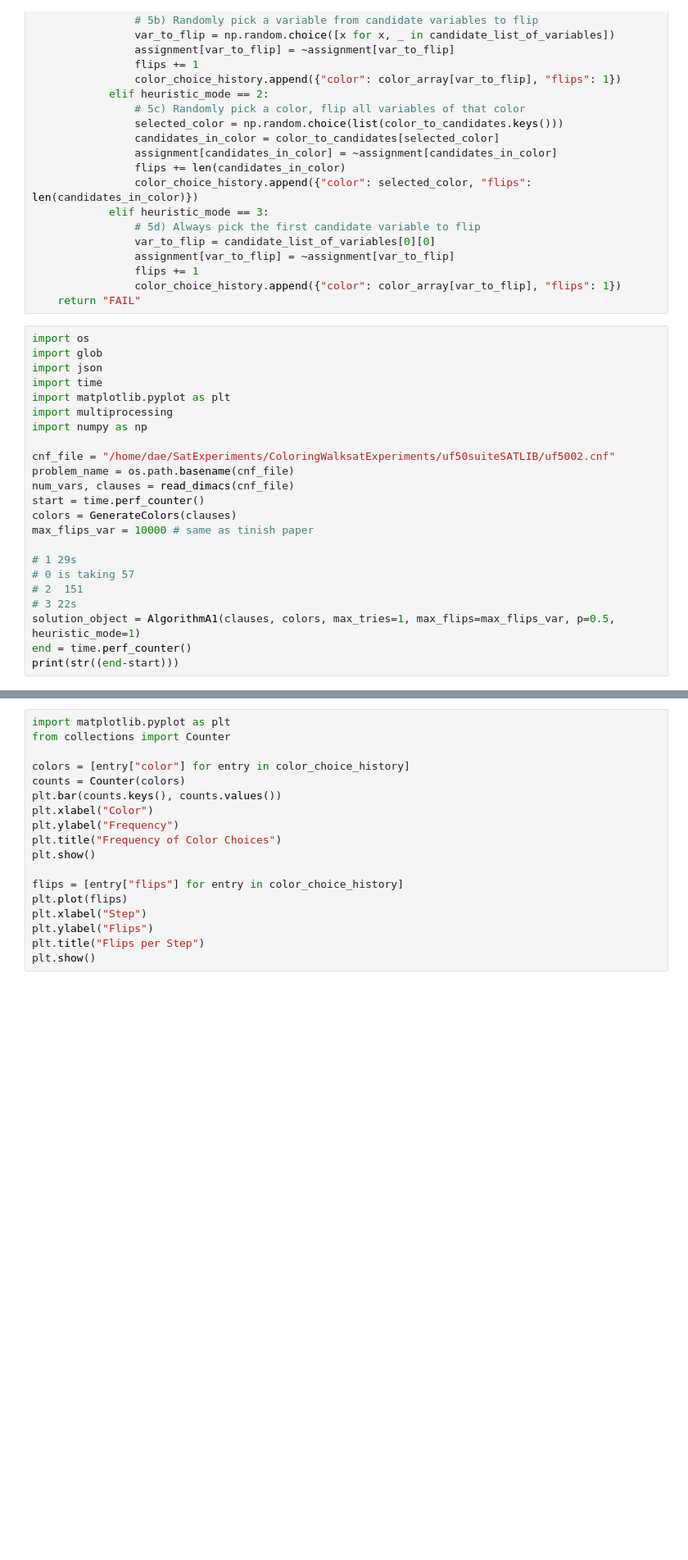
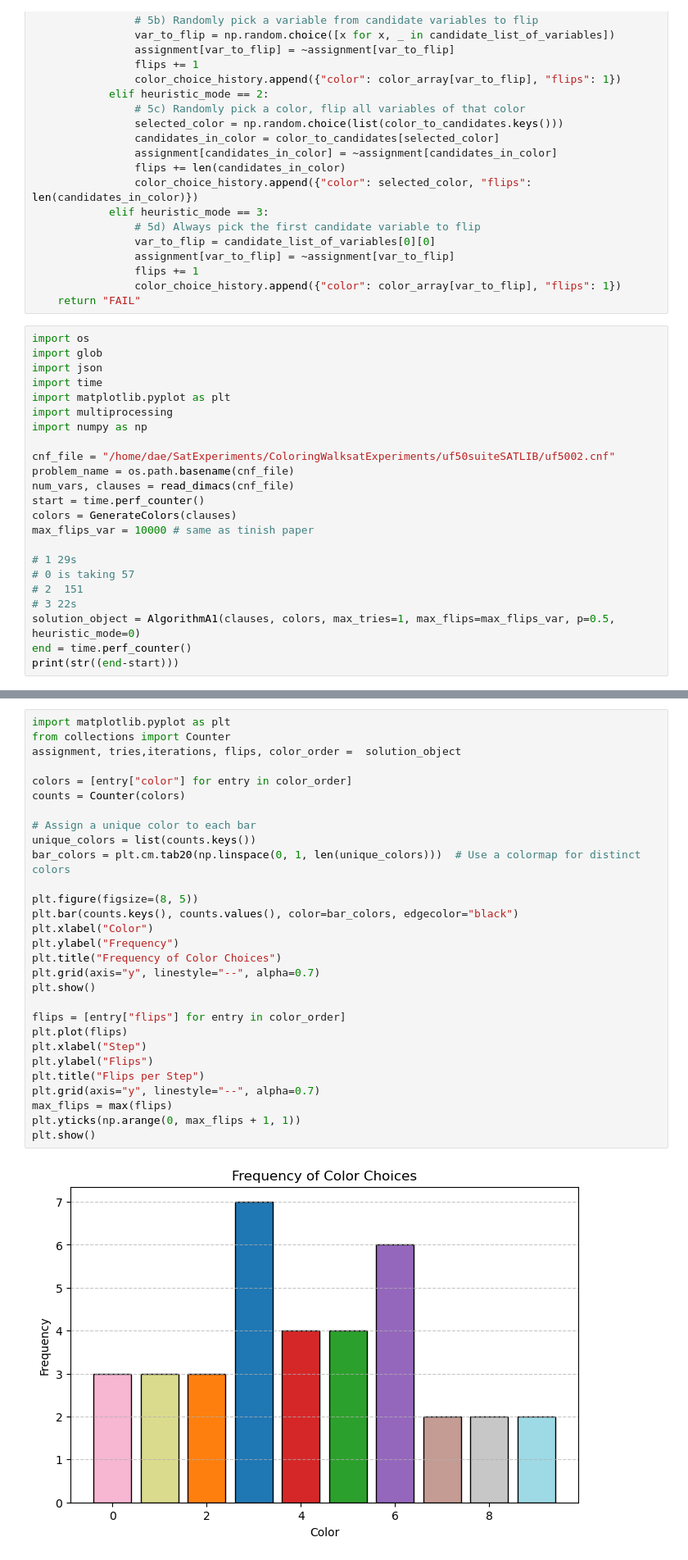
Before and after one commit to danielespo/juniper, a Jupyter notebook: 6dec24bench.ipynb, the cells around one changed output, grey strips where cells are left out. Shown at 82% size. Drawn from its saved outputs; the diff is of its cells as text; blank space fills up the shorter version.

```diff
--- a/6dec24bench.ipynb
+++ b/6dec24bench.ipynb
@@ -271,7 +271,7 @@ max_flips_var = 10000 # same as tinish paper
 # 0 is taking 57
 # 2  151
 # 3 22s
-solution_object = AlgorithmA1(clauses, colors, max_tries=1, max_flips=max_flips_var, p=0.5, heuristic_mode=1)
+solution_object = AlgorithmA1(clauses, colors, max_tries=1, max_flips=max_flips_var, p=0.5, heuristic_mode=0)
 end = time.perf_counter()
 print(str((end-start)))
 # %% [output]
@@ -281,18 +281,31 @@ print(str((end-start)))
 # %%
 import matplotlib.pyplot as plt
 from collections import Counter
+assignment, tries,iterations, flips, color_order =  solution_object
 
-colors = [entry["color"] for entry in color_choice_history]
+colors = [entry["color"] for entry in color_order]
 counts = Counter(colors)
-plt.bar(counts.keys(), counts.values())
+
+# Assign a unique color to each bar
+unique_colors = list(counts.keys())
+bar_colors = plt.cm.tab20(np.linspace(0, 1, len(unique_colors)))  # Use a colormap for distinct colors
+
+plt.figure(figsize=(8, 5))
+plt.bar(counts.keys(), counts.values(), color=bar_colors, edgecolor="black")
 plt.xlabel("Color")
 plt.ylabel("Frequency")
 plt.title("Frequency of Color Choices")
+plt.grid(axis="y", linestyle="--", alpha=0.7)
 plt.show()
 
-flips = [entry["flips"] for entry in color_choice_history]
+flips = [entry["flips"] for entry in color_order]
 plt.plot(flips)
 plt.xlabel("Step")
 plt.ylabel("Flips")
 plt.title("Flips per Step")
+plt.grid(axis="y", linestyle="--", alpha=0.7)
+max_flips = max(flips)
+plt.yticks(np.arange(0, max_flips + 1, 1))
 plt.show()
+# %% [output]
+[figure, added]
```
Also changed, not shown: parts of 2 cells of this notebook.
